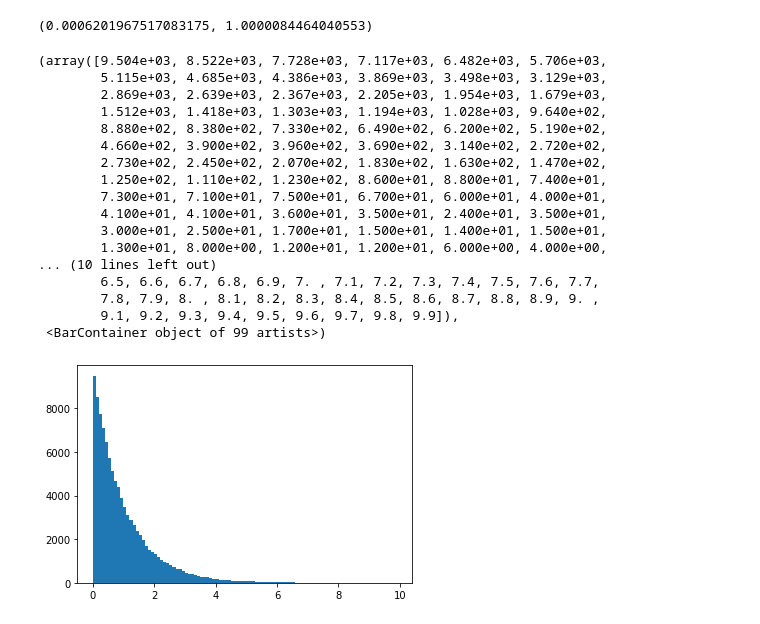
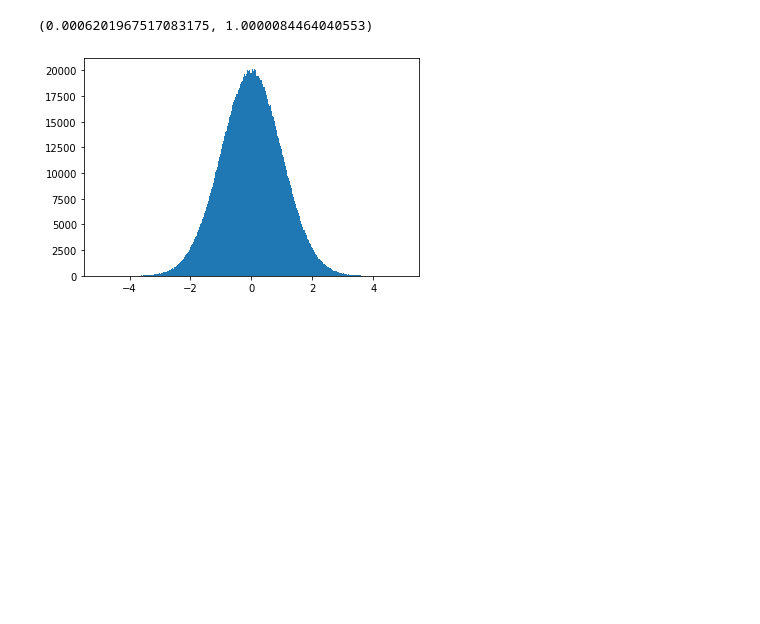
Before and after one commit to lifematrix/rust-crypto, a Jupyter notebook: python/notebooks/explore-marcrypto-random.ipynb, the cells around one changed output. Saved outputs shown, nothing was run; the diff lists cells and outputs as text; code cells hidden in the pictures; blank space fills up the shorter version.

Commit message:
refactor norm distribution sampling and next_f64 of MPRng

```diff
--- a/python/notebooks/explore-marcrypto-random.ipynb
+++ b/python/notebooks/explore-marcrypto-random.ipynb
@@ -195,23 +197,6 @@ np.mean(norm_samples), np.std(norm_samples)
 # %% [output]
 (0.0006201967517083175, 1.0000084464040553)
 # %%
-_ = plt.hist(norm_samples, bins=np.arange(-5, 5, 0.1))
+_ = plt.hist(norm_samples, bins=np.arange(-5, 5, 0.01))
 # %% [output]
-(array([9.504e+03, 8.522e+03, 7.728e+03, 7.117e+03, 6.482e+03, 5.706e+03,
-        5.115e+03, 4.685e+03, 4.386e+03, 3.869e+03, 3.498e+03, 3.129e+03,
-        2.869e+03, 2.639e+03, 2.367e+03, 2.205e+03, 1.954e+03, 1.679e+03,
-        1.512e+03, 1.418e+03, 1.303e+03, 1.194e+03, 1.028e+03, 9.640e+02,
-        8.880e+02, 8.380e+02, 7.330e+02, 6.490e+02, 6.200e+02, 5.190e+02,
-        4.660e+02, 3.900e+02, 3.960e+02, 3.690e+02, 3.140e+02, 2.720e+02,
-        2.730e+02, 2.450e+02, 2.070e+02, 1.830e+02, 1.630e+02, 1.470e+02,
-        1.250e+02, 1.110e+02, 1.230e+02, 8.600e+01, 8.800e+01, 7.400e+01,
-        7.300e+01, 7.100e+01, 7.500e+01, 6.700e+01, 6.000e+01, 4.000e+01,
-        4.100e+01, 4.100e+01, 3.600e+01, 3.500e+01, 2.400e+01, 3.500e+01,
-        3.000e+01, 2.500e+01, 1.700e+01, 1.500e+01, 1.400e+01, 1.500e+01,
-        1.300e+01, 8.000e+00, 1.200e+01, 1.200e+01, 6.000e+00, 4.000e+00,
-... (10 lines left out)
-        6.5, 6.6, 6.7, 6.8, 6.9, 7. , 7.1, 7.2, 7.3, 7.4, 7.5, 7.6, 7.7,
-        7.8, 7.9, 8. , 8.1, 8.2, 8.3, 8.4, 8.5, 8.6, 8.7, 8.8, 8.9, 9. ,
-        9.1, 9.2, 9.3, 9.4, 9.5, 9.6, 9.7, 9.8, 9.9]),
- <BarContainer object of 99 artists>)
-[figure, old version]
+[figure, new version]
```
Also changed, not shown: parts of 7 cells of this notebook, 2 other files.
